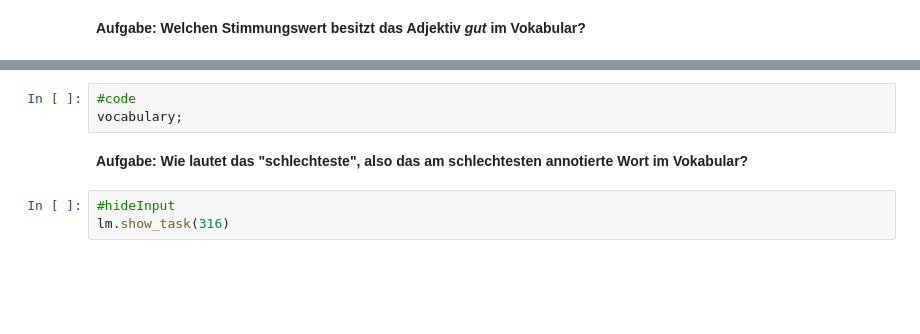
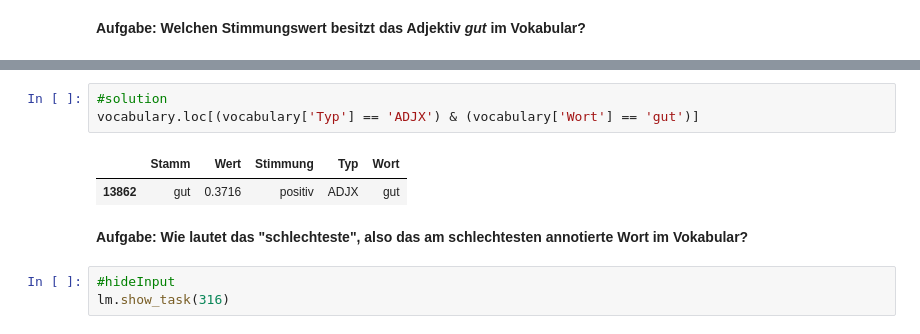
Before and after one commit to orca-nrw/lernmodul-texte, a Jupyter notebook: index.ipynb, the cells around one changed output, grey strips where cells are left out. Drawn from its saved outputs; the diff is of its cells as text; blank space fills up the shorter version.

```diff
--- a/index.ipynb
+++ b/index.ipynb
@@ -552,6 +762,9 @@ lm.show_task(315)
-# %%
-#code
-vocabulary;
+# %%
+#solution
+vocabulary.loc[(vocabulary['Typ'] == 'ADJX') & (vocabulary['Wort'] == 'gut')]
+# %% [output]
+|  | Stamm | Wert | Stimmung | Typ | Wort |
+| 13862 | gut | 0.3716 | positiv | ADJX | gut |
 # %% [markdown]
 **Aufgabe: Wie lautet das "schlechteste", also das am schlechtesten annotierte Wort im  Vokabular?**
 # %%
```
Also changed, not shown: parts of 98 cells of this notebook.
